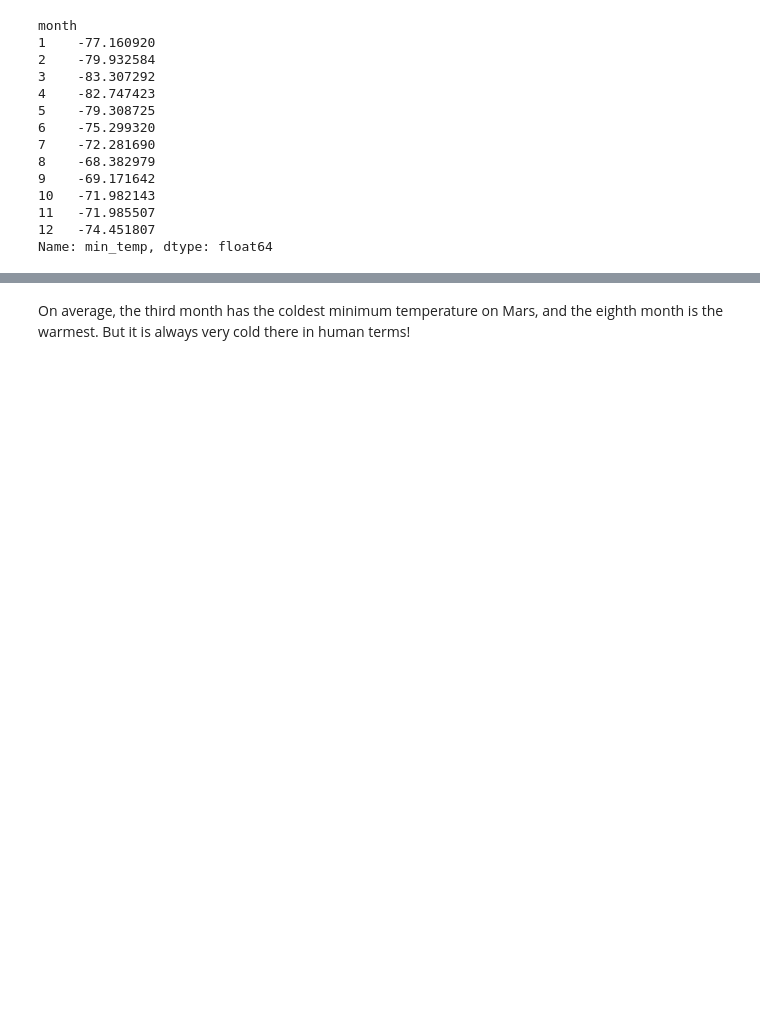
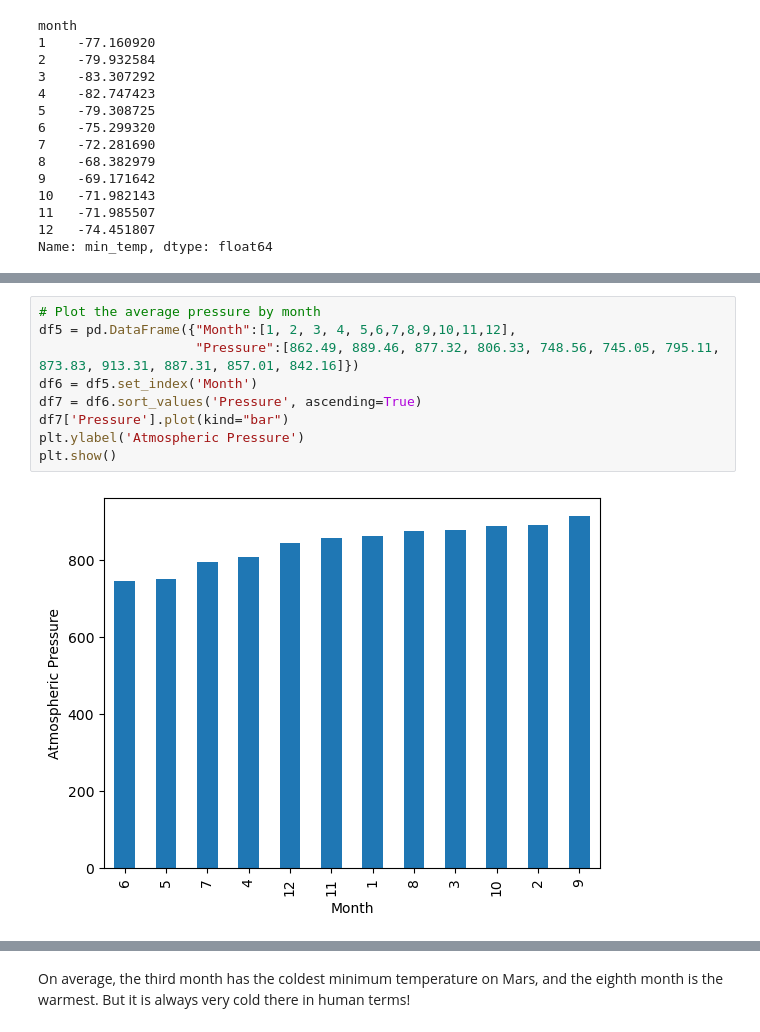
Before and after one commit to lukeschumaker/module11-challenge, a Jupyter notebook: part_2_mars_weather.ipynb, the cells around one changed output, grey strips where cells are left out. Saved outputs shown, nothing was run; the diff lists cells and outputs as text; blank space fills up the shorter version.

```diff
--- a/part_2_mars_weather.ipynb
+++ b/part_2_mars_weather.ipynb
@@ -275,2 +271,13 @@ Name: pressure, dtype: float64
+# %%
+# Plot the average pressure by month
+df5 = pd.DataFrame({"Month":[1, 2, 3, 4, 5,6,7,8,9,10,11,12],
+                    "Pressure":[862.49, 889.46, 877.32, 806.33, 748.56, 745.05, 795.11, 873.83, 913.31, 887.31, 857.01, 842.16]})
+df6 = df5.set_index('Month')
+df7 = df6.sort_values('Pressure', ascending=True)
+df7['Pressure'].plot(kind="bar")
+plt.ylabel('Atmospheric Pressure')
+plt.show()
+# %% [output]
+[figure, added]
 # %%
 # 5. How many terrestrial (earth) days are there in a Martian year?
```
Also changed, not shown: parts of 7 cells of this notebook, 2 other files.
